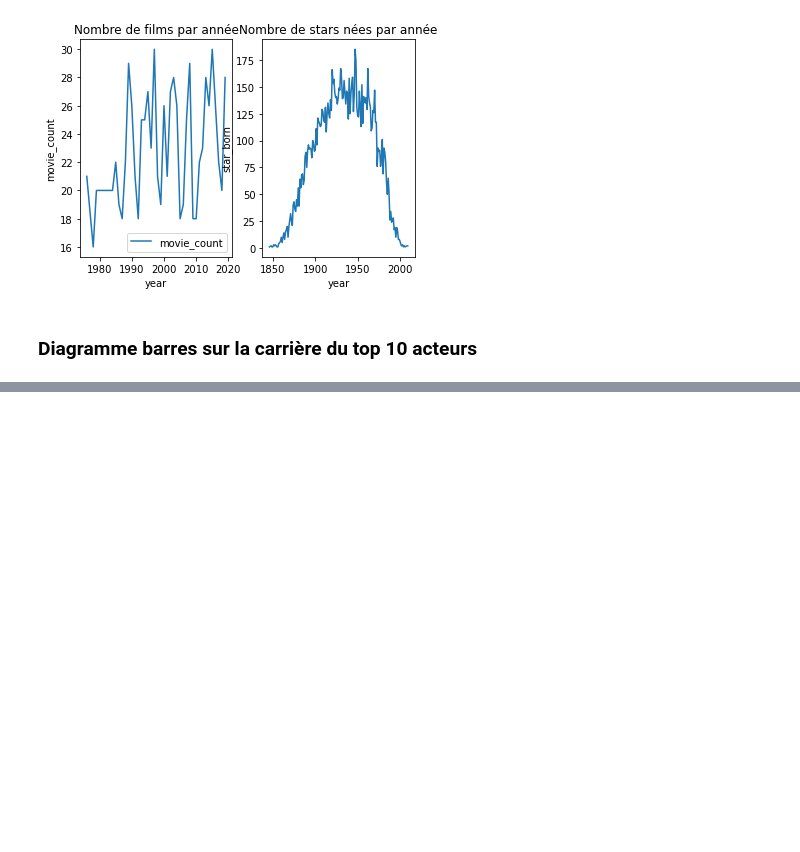
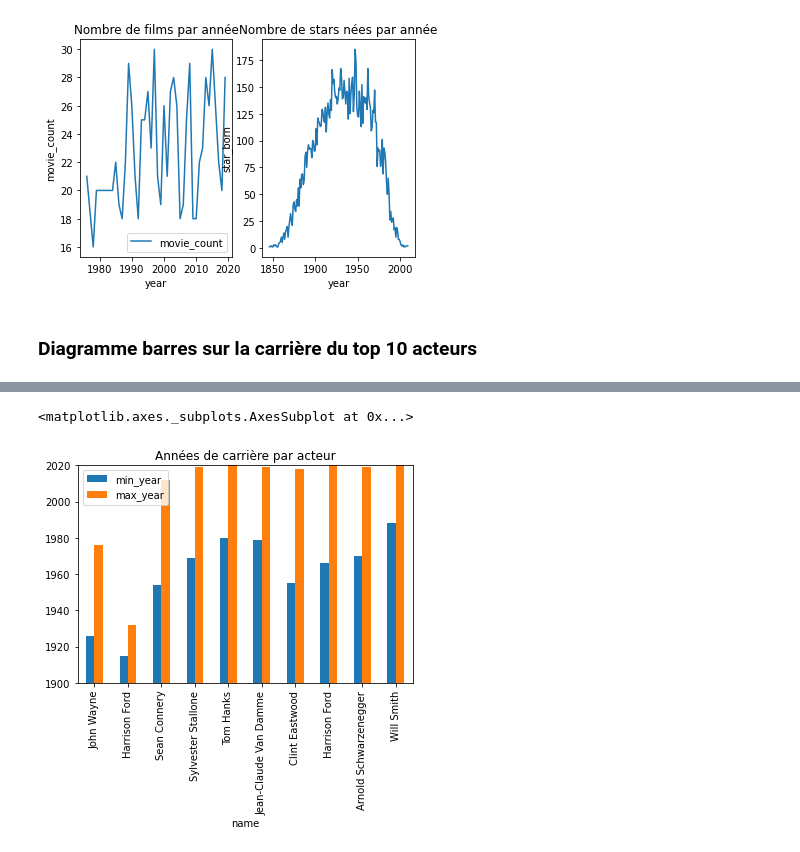
Before and after one commit to almeidamat/react, a Jupyter notebook: NotebookClient.ipynb, the cells around one changed output, grey strips where cells are left out. Drawn from its saved outputs; the diff is of its cells as text; code cells hidden in the pictures; blank space fills up the shorter version.

```diff
--- a/NotebookClient.ipynb
+++ b/NotebookClient.ipynb
@@ -222,0 +224,6 @@ statsToPlot.plot(kind='bar')
+# %%
+dfTop10ActorsYears = dfStatsMovieByStars[['name', 'min_year', 'max_year']].set_index('name')
+dfTop10ActorsYears.plot(kind="bar", ylim=(1900, 2020), title="Années de carrière par acteur")
+# %% [output]
+<matplotlib.axes._subplots.AxesSubplot at 0x...>
+[figure, added]
```
Also changed, not shown: parts of 3 cells of this notebook.
